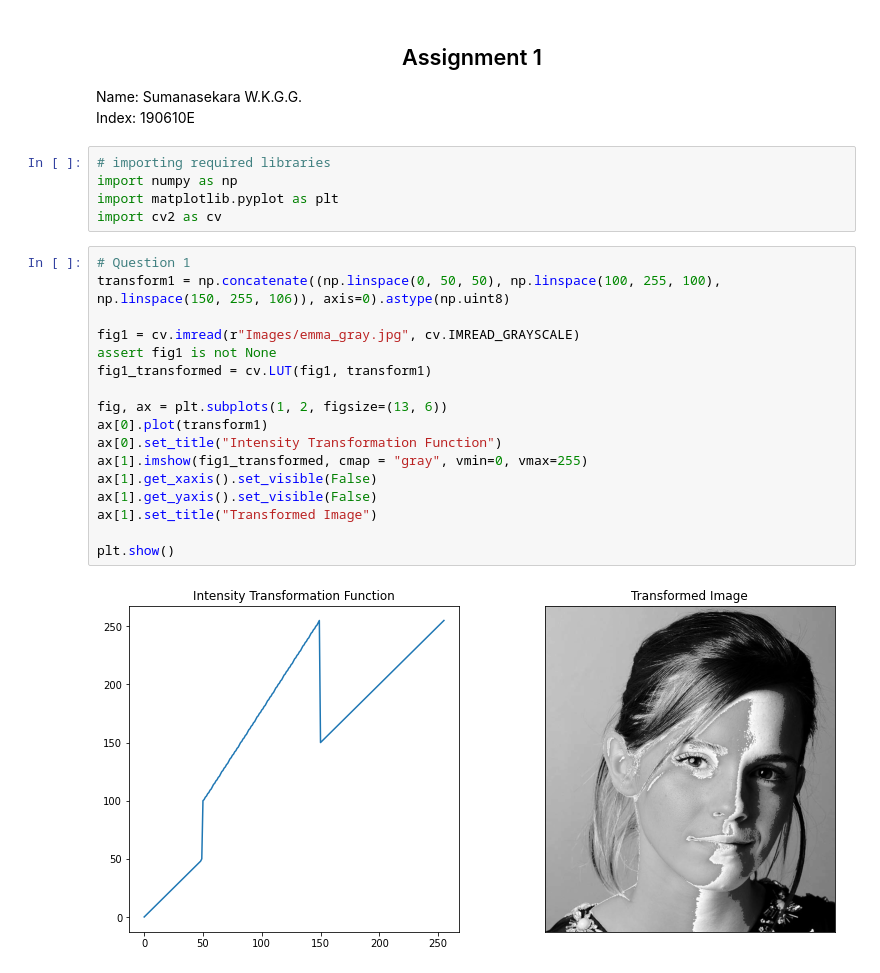
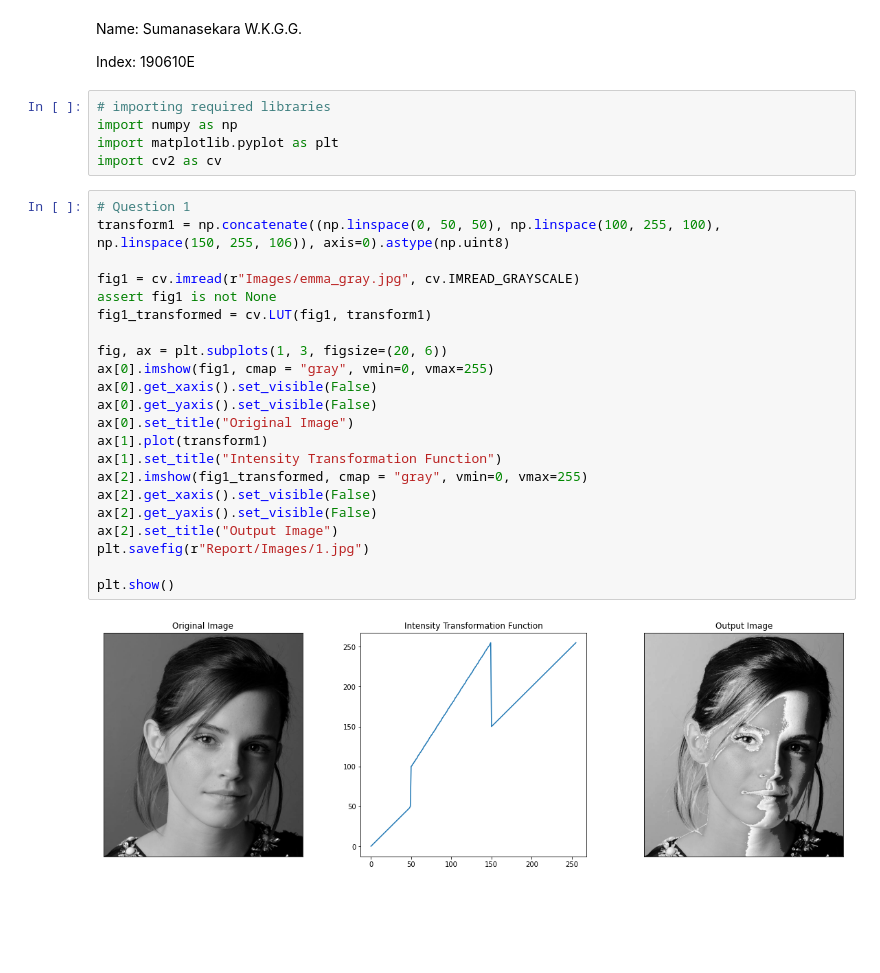
Before and after one commit to GevinduGanganath/EN2550, a Jupyter notebook: Assignment 1/Assignment 1.ipynb, the cells around one changed output. Drawn from its saved outputs; the diff is of its cells as text; blank space fills up the shorter version.

Commit message:
Assignment 1 completed upto Q2-a

```diff
--- a/Assignment 1/190610E.ipynb
+++ b/Assignment 1/Assignment 1.ipynb
@@ -1,7 +1,6 @@
 # %% [markdown]
-<h2><center>Assignment 1</center></h2>
+Name: Sumanasekara W.K.G.G.
 
-Name: Sumanasekara W.K.G.G. <br>
 Index: 190610E
 # %%
 # importing required libraries
@@ -11,22 +10,27 @@ import cv2 as cv
 # %%
 # Question 1
 transform1 = np.concatenate((np.linspace(0, 50, 50), np.linspace(100, 255, 100), np.linspace(150, 255, 106)), axis=0).astype(np.uint8)
 
 fig1 = cv.imread(r"Images/emma_gray.jpg", cv.IMREAD_GRAYSCALE)
 assert fig1 is not None
 fig1_transformed = cv.LUT(fig1, transform1)
 
-fig, ax = plt.subplots(1, 2, figsize=(13, 6))
-ax[0].plot(transform1)
-ax[0].set_title("Intensity Transformation Function")
-ax[1].imshow(fig1_transformed, cmap = "gray", vmin=0, vmax=255)
-ax[1].get_xaxis().set_visible(False)
-ax[1].get_yaxis().set_visible(False)
-ax[1].set_title("Transformed Image")
+fig, ax = plt.subplots(1, 3, figsize=(20, 6))
+ax[0].imshow(fig1, cmap = "gray", vmin=0, vmax=255)
+ax[0].get_xaxis().set_visible(False)
+ax[0].get_yaxis().set_visible(False)
+ax[0].set_title("Original Image")
+ax[1].plot(transform1)
+ax[1].set_title("Intensity Transformation Function")
+ax[2].imshow(fig1_transformed, cmap = "gray", vmin=0, vmax=255)
+ax[2].get_xaxis().set_visible(False)
+ax[2].get_yaxis().set_visible(False)
+ax[2].set_title("Output Image")
+plt.savefig(r"Report/Images/1.jpg")
 
 plt.show()
 # %% [output]
-[figure, old version]
+[figure, new version]
 # %%
 # Question 2-a
 transform2 = np.concatenate((np.linspace(255, 255, 150), np.linspace(255, 0, 50), np.linspace(0, 0, 56)), axis=0).astype(np.uint8)
```
Also changed, not shown: parts of 4 cells of this notebook, 22 other files.
